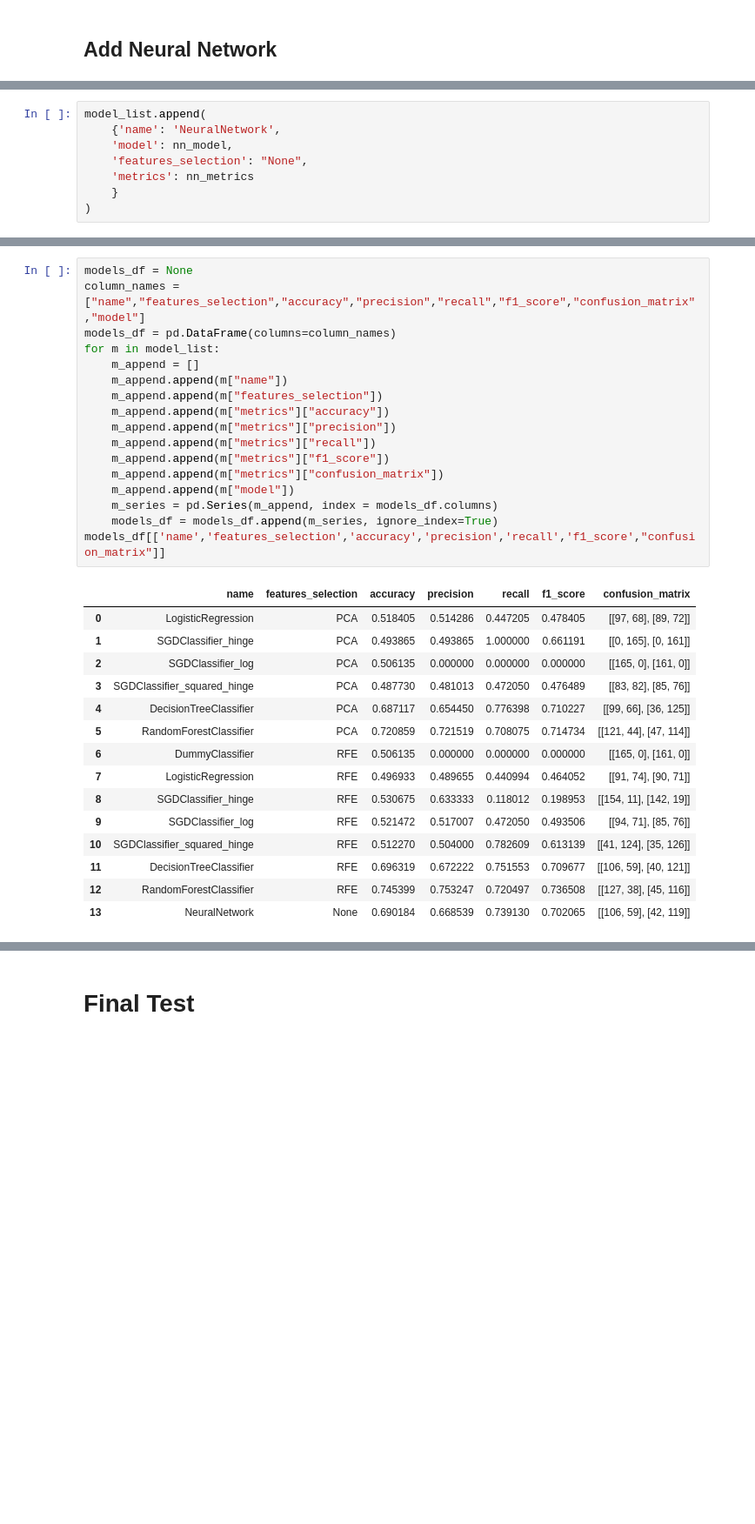
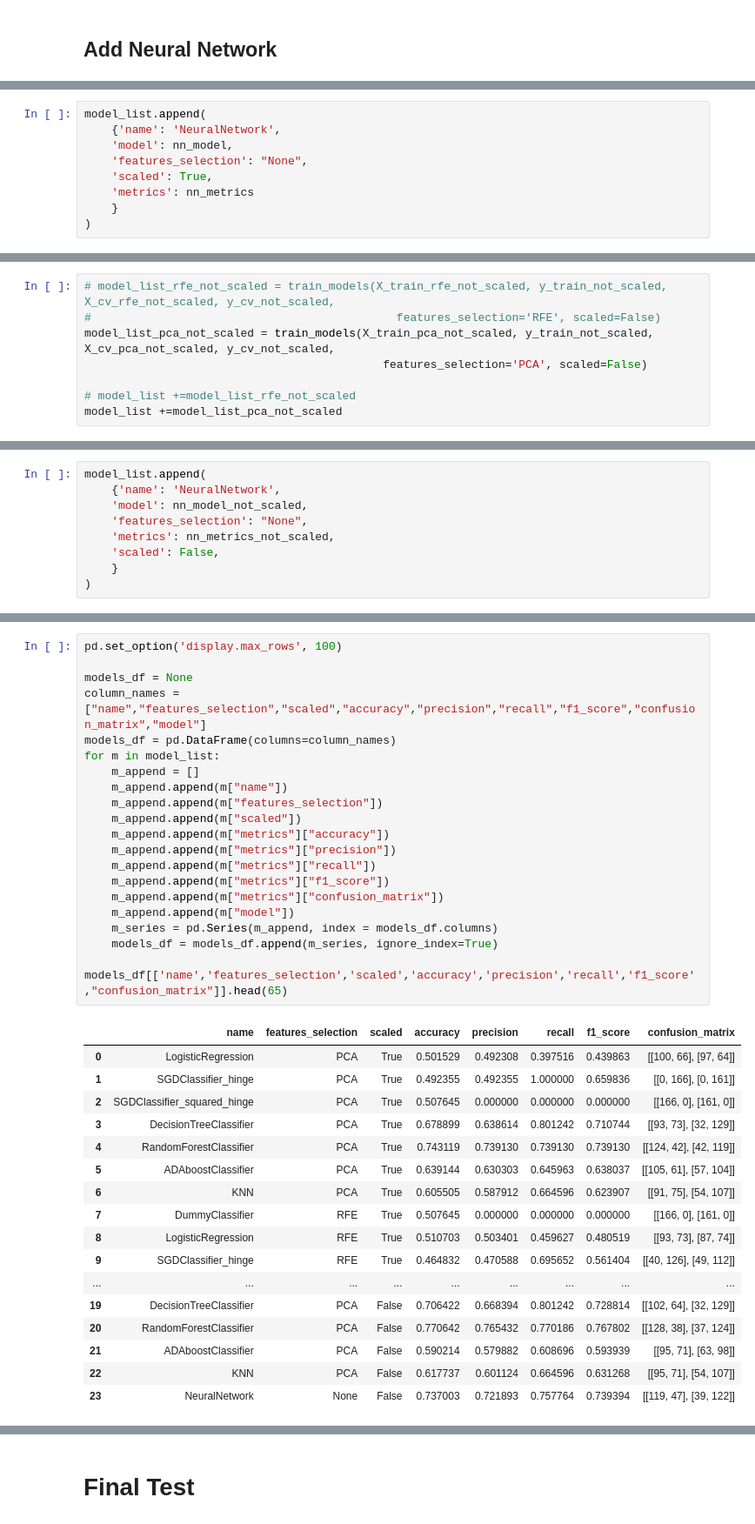
Before and after one commit to AgustinBaffo/CEIA, a Jupyter notebook: 07 - Machine Learning/3_BinaryClassifier.ipynb, the cells around one changed output, grey strips where cells are left out. Shown at 87% size. Saved outputs shown, nothing was run; the diff lists cells and outputs as text; blank space fills up the shorter version.

```diff
--- a/07 - Machine Learning/3_BinaryClassifier.ipynb
+++ b/07 - Machine Learning/3_BinaryClassifier.ipynb
@@ -274,6 +306,7 @@ model_list.append(
     {'name': 'NeuralNetwork',
     'model': nn_model,
     'features_selection': "None",
+    'scaled': True,
     'metrics': nn_metrics
     }
 )
@@ -279,0 +359,8 @@ model_list.append(
+# %%
+# model_list_rfe_not_scaled = train_models(X_train_rfe_not_scaled, y_train_not_scaled, X_cv_rfe_not_scaled, y_cv_not_scaled,
+#                                             features_selection='RFE', scaled=False)
+model_list_pca_not_scaled = train_models(X_train_pca_not_scaled, y_train_not_scaled, X_cv_pca_not_scaled, y_cv_not_scaled,
+                                            features_selection='PCA', scaled=False)
+
+# model_list +=model_list_rfe_not_scaled
+model_list +=model_list_pca_not_scaled
@@ -279,0 +405,9 @@ model_list.append(
+# %%
+model_list.append(
+    {'name': 'NeuralNetwork',
+    'model': nn_model_not_scaled,
+    'features_selection': "None",
+    'metrics': nn_metrics_not_scaled,
+    'scaled': False,
+    }
+)
@@ -280,36 +416,42 @@ model_list.append(
 # %%
+pd.set_option('display.max_rows', 100)
+
 models_df = None
-column_names = ["name","features_selection","accuracy","precision","recall","f1_score","confusion_matrix","model"]
+column_names = ["name","features_selection","scaled","accuracy","precision","recall","f1_score","confusion_matrix","model"]
 models_df = pd.DataFrame(columns=column_names)
 for m in model_list:
     m_append = []
     m_append.append(m["name"])
     m_append.append(m["features_selection"])
+    m_append.append(m["scaled"])
     m_append.append(m["metrics"]["accuracy"])
     m_append.append(m["metrics"]["precision"])
     m_append.append(m["metrics"]["recall"])
     m_append.append(m["metrics"]["f1_score"])
     m_append.append(m["metrics"]["confusion_matrix"])
     m_append.append(m["model"])
     m_series = pd.Series(m_append, index = models_df.columns)
     models_df = models_df.append(m_series, ignore_index=True)
-models_df[['name','features_selection','accuracy','precision','recall','f1_score',"confusion_matrix"]]
+
+models_df[['name','features_selection','scaled','accuracy','precision','recall','f1_score',"confusion_matrix"]].head(65)
 # %% [output]
-|  | name | features_selection | accuracy | precision | recall | f1_score | confusion_matrix |
-| 0 | LogisticRegression | PCA | 0.518405 | 0.514286 | 0.447205 | 0.478405 | [[97, 68], [89, 72]] |
-| 1 | SGDClassifier_hinge | PCA | 0.493865 | 0.493865 | 1.000000 | 0.661191 | [[0, 165], [0, 161]] |
-| 2 | SGDClassifier_log | PCA | 0.506135 | 0.000000 | 0.000000 | 0.000000 | [[165, 0], [161, 0]] |
-| 3 | SGDClassifier_squared_hinge | PCA | 0.487730 | 0.481013 | 0.472050 | 0.476489 | [[83, 82], [85, 76]] |
-| 4 | DecisionTreeClassifier | PCA | 0.687117 | 0.654450 | 0.776398 | 0.710227 | [[99, 66], [36, 125]] |
-| 5 | RandomForestClassifier | PCA | 0.720859 | 0.721519 | 0.708075 | 0.714734 | [[121, 44], [47, 114]] |
-| 6 | DummyClassifier | RFE | 0.506135 | 0.000000 | 0.000000 | 0.000000 | [[165, 0], [161, 0]] |
-| 7 | LogisticRegression | RFE | 0.496933 | 0.489655 | 0.440994 | 0.464052 | [[91, 74], [90, 71]] |
-| 8 | SGDClassifier_hinge | RFE | 0.530675 | 0.633333 | 0.118012 | 0.198953 | [[154, 11], [142, 19]] |
-| 9 | SGDClassifier_log | RFE | 0.521472 | 0.517007 | 0.472050 | 0.493506 | [[94, 71], [85, 76]] |
-| 10 | SGDClassifier_squared_hinge | RFE | 0.512270 | 0.504000 | 0.782609 | 0.613139 | [[41, 124], [35, 126]] |
-| 11 | DecisionTreeClassifier | RFE | 0.696319 | 0.672222 | 0.751553 | 0.709677 | [[106, 59], [40, 121]] |
-| 12 | RandomForestClassifier | RFE | 0.745399 | 0.753247 | 0.720497 | 0.736508 | [[127, 38], [45, 116]] |
-| 13 | NeuralNetwork | None | 0.690184 | 0.668539 | 0.739130 | 0.702065 | [[106, 59], [42, 119]] |
+|  | name | features_selection | scaled | accuracy | precision | recall | f1_score | confusion_matrix |
+| 0 | LogisticRegression | PCA | True | 0.501529 | 0.492308 | 0.397516 | 0.439863 | [[100, 66], [97, 64]] |
+| 1 | SGDClassifier_hinge | PCA | True | 0.492355 | 0.492355 | 1.000000 | 0.659836 | [[0, 166], [0, 161]] |
+| 2 | SGDClassifier_squared_hinge | PCA | True | 0.507645 | 0.000000 | 0.000000 | 0.000000 | [[166, 0], [161, 0]] |
+| 3 | DecisionTreeClassifier | PCA | True | 0.678899 | 0.638614 | 0.801242 | 0.710744 | [[93, 73], [32, 129]] |
+| 4 | RandomForestClassifier | PCA | True | 0.743119 | 0.739130 | 0.739130 | 0.739130 | [[124, 42], [42, 119]] |
+| 5 | ADAboostClassifier | PCA | True | 0.639144 | 0.630303 | 0.645963 | 0.638037 | [[105, 61], [57, 104]] |
+| 6 | KNN | PCA | True | 0.605505 | 0.587912 | 0.664596 | 0.623907 | [[91, 75], [54, 107]] |
+| 7 | DummyClassifier | RFE | True | 0.507645 | 0.000000 | 0.000000 | 0.000000 | [[166, 0], [161, 0]] |
+| 8 | LogisticRegression | RFE | True | 0.510703 | 0.503401 | 0.459627 | 0.480519 | [[93, 73], [87, 74]] |
+| 9 | SGDClassifier_hinge | RFE | True | 0.464832 | 0.470588 | 0.695652 | 0.561404 | [[40, 126], [49, 112]] |
+| ... | ... | ... | ... | ... | ... | ... | ... | ... |
+| 19 | DecisionTreeClassifier | PCA | False | 0.706422 | 0.668394 | 0.801242 | 0.728814 | [[102, 64], [32, 129]] |
+| 20 | RandomForestClassifier | PCA | False | 0.770642 | 0.765432 | 0.770186 | 0.767802 | [[128, 38], [37, 124]] |
+| 21 | ADAboostClassifier | PCA | False | 0.590214 | 0.579882 | 0.608696 | 0.593939 | [[95, 71], [63, 98]] |
+| 22 | KNN | PCA | False | 0.617737 | 0.601124 | 0.664596 | 0.631268 | [[95, 71], [54, 107]] |
+| 23 | NeuralNetwork | None | False | 0.737003 | 0.721893 | 0.757764 | 0.739394 | [[119, 47], [39, 122]] |
 # %%
 # Save
 open_file = open('./data/clf_list.pkl', "wb")
```
Also changed, not shown: parts of 14 cells of this notebook, 11 other files.
